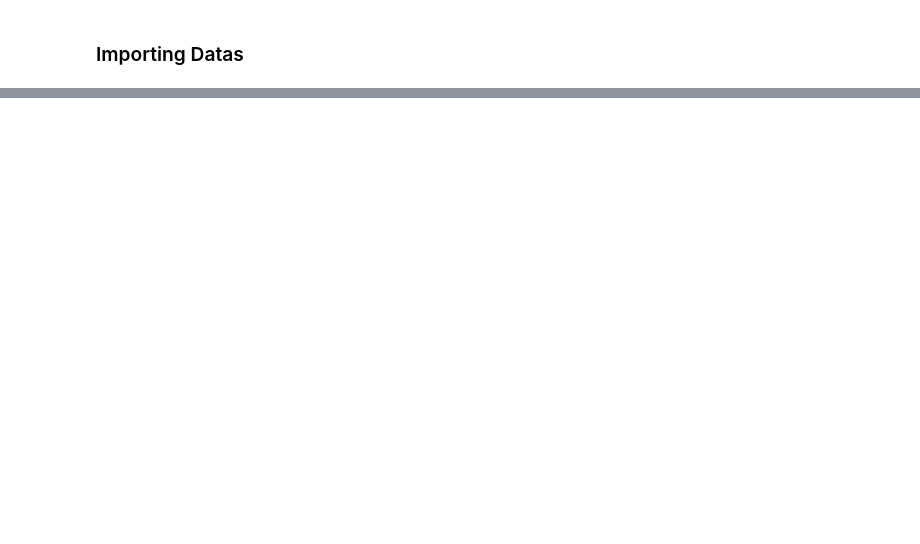
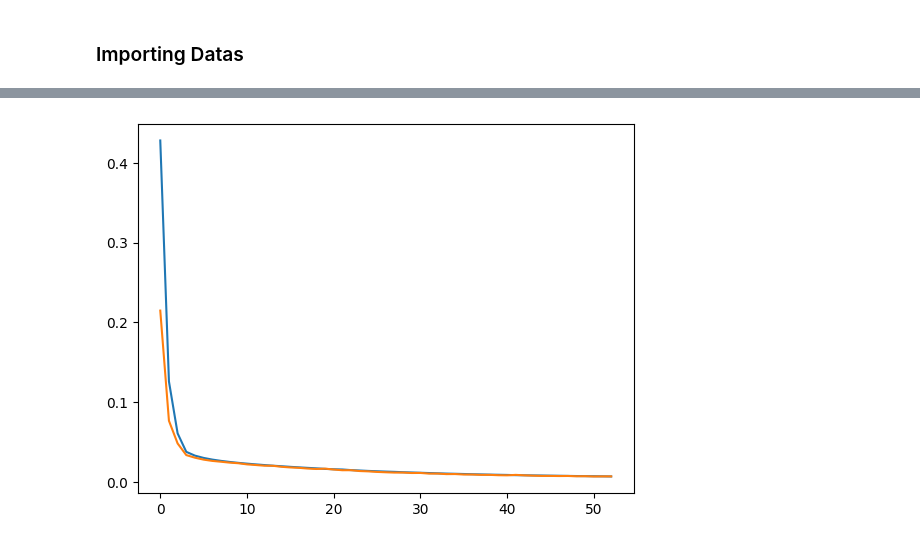
Before and after one commit to Evintkoo/circrna_classification, a Jupyter notebook: test.ipynb, the cells around one changed output, grey strips where cells are left out. Cells and saved outputs as stored; diff of their text form; code cells hidden in the pictures; blank space fills up the shorter version.

```diff
--- a/test.ipynb
+++ b/test.ipynb
@@ -31,0 +158,15 @@ array([{'AAAA': 1, 'AAAG': 3, 'AAAC': 2, 'AAAU': 1, 'AAGA': 5, 'AAGG': 2, 'AAGC'
+# %%
+import torch.utils.data as data
+from torcheval.metrics import BinaryAccuracy
+
+
+# compile model
+model = Model(input_size=input_size, output_size=output_size, hidden_dim=hidden_dim).to(device)
+optimizer = optim.Adam(model.parameters(), lr=learning_rate)
+training_loader = data.DataLoader(data.TensorDataset(tensor_x_train, tensor_y_train), shuffle=True, batch_size=batch_size)
+validation_loader = data.DataLoader(data.TensorDataset(tensor_x_test, tensor_y_test), shuffle=True, batch_size=batch_size)
+#scheduler = StepLR(optimizer, step_size=100, gamma=0.1)
+
+# this is for classification
+loss_fn = nn.BCELoss().to(device) # sparse categorical cross entropy
+metric = BinaryAccuracy().to(device)
@@ -31,0 +236,18 @@ array([{'AAAA': 1, 'AAAG': 3, 'AAAC': 2, 'AAAU': 1, 'AAGA': 5, 'AAGG': 2, 'AAGC'
+# %%
+class history:
+    def __init__(self):
+        self.train_loss = []
+        self.train_acc = []
+        self.val_loss = []
+        self.val_acc = []
+        self.times = []
+    def add_history(self, train_loss, train_acc, val_loss, val_acc, time_spent):
+        self.train_loss.append(train_loss)
+        self.train_acc.append(train_acc)
+        self.val_loss.append(val_loss)
+        self.val_acc.append(val_acc)
+        self.times.append(time_spent)
+# %%
+h = history()
+best_vloss = 1_000_000.
+best_vacc = 0
@@ -31,0 +331,8 @@ array([{'AAAA': 1, 'AAAG': 3, 'AAAC': 2, 'AAAU': 1, 'AAGA': 5, 'AAGG': 2, 'AAGC'
+# %%
+import matplotlib.pyplot as plt
+
+plt.plot(h.train_loss)
+plt.plot(list(i.item() for i in h.val_loss))
+plt.savefig("result/loss_plot.png")
+# %% [output]
+[figure, added]
```
Also changed, not shown: parts of 26 cells of this notebook, 57 other files.
